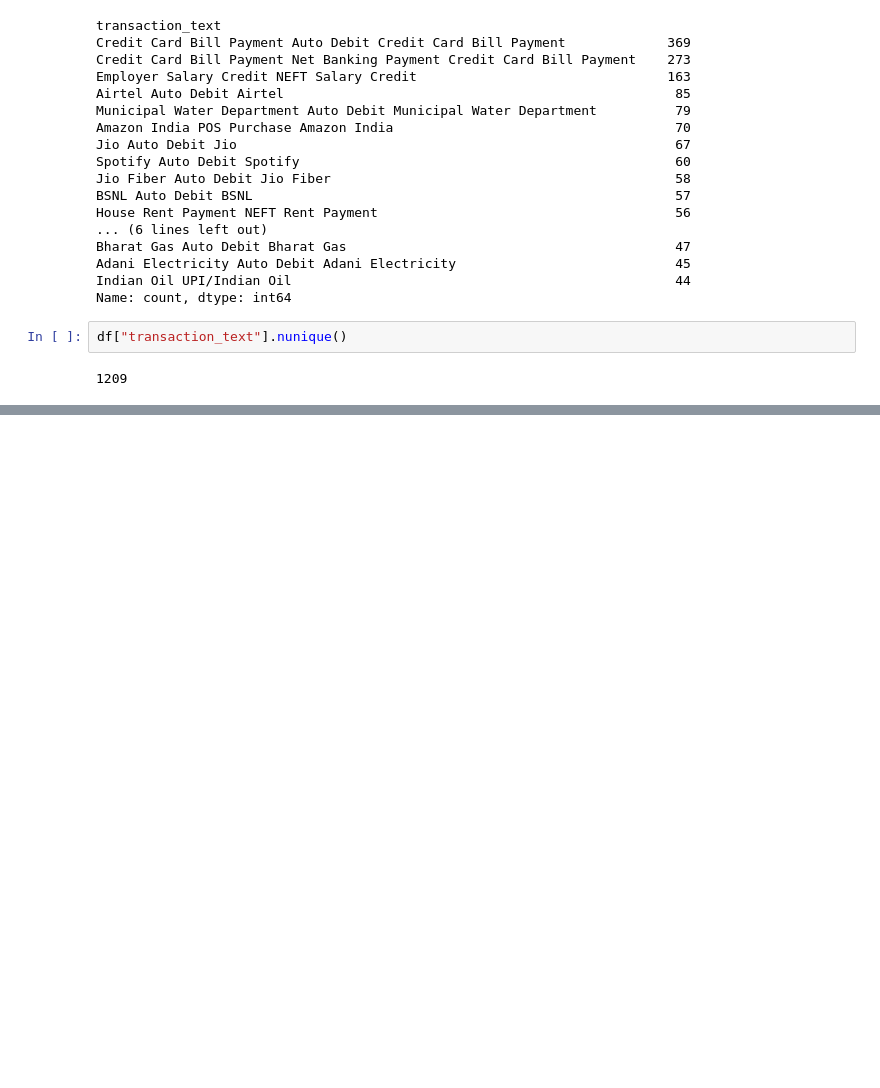
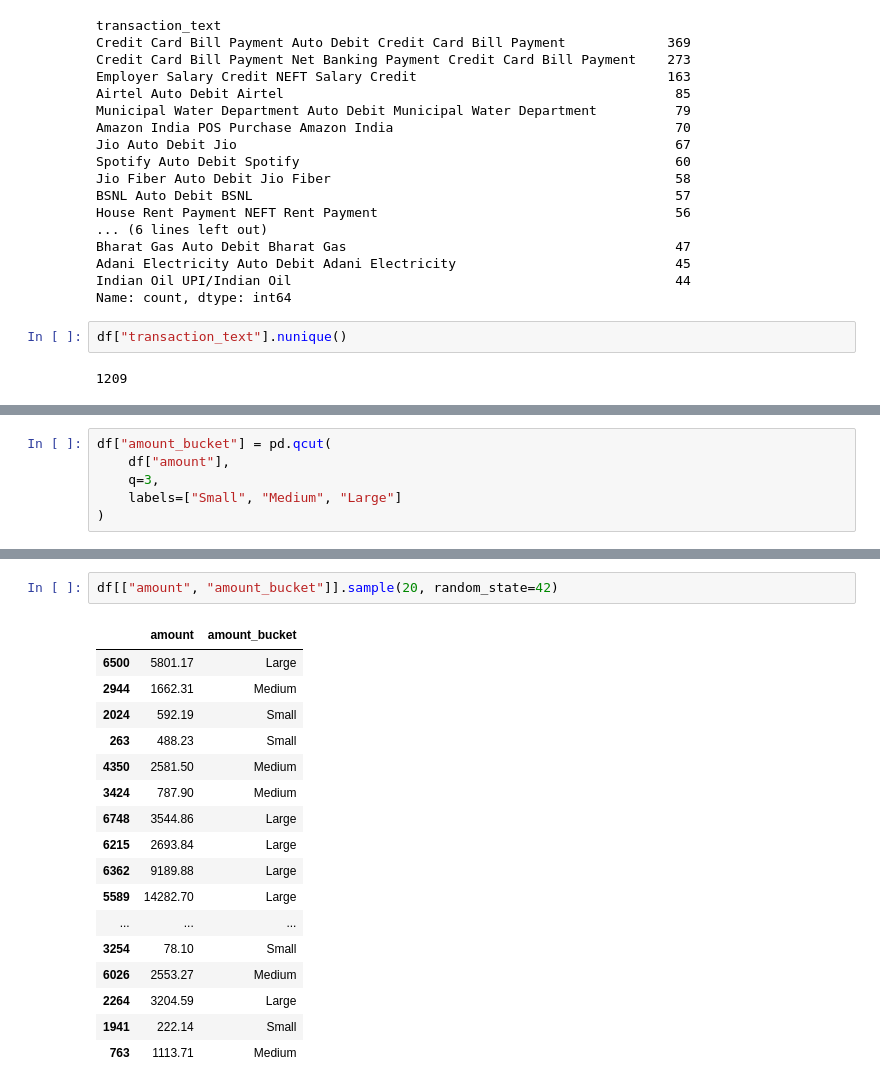
Before and after one commit to SatheMonika04/AI-Financial-Wellness-Coach, a Jupyter notebook: Feature_Engineering/feature_engineering_m.ipynb, the cells around one changed output, grey strips where cells are left out. Drawn from its saved outputs; the diff is of its cells as text; blank space fills up the shorter version.

```diff
--- a/Feature_Engineering/feature_engineering_m.ipynb
+++ b/Feature_Engineering/feature_engineering_m.ipynb
@@ -548,0 +632,6 @@ df["transaction_text"].nunique()
+# %%
+df["amount_bucket"] = pd.qcut(
+    df["amount"],
+    q=3,
+    labels=["Small", "Medium", "Large"]
+)
@@ -548,0 +646,20 @@ df["transaction_text"].nunique()
+# %%
+df[["amount", "amount_bucket"]].sample(20, random_state=42)
+# %% [output]
+|  | amount | amount_bucket |
+| 6500 | 5801.17 | Large |
+| 2944 | 1662.31 | Medium |
+| 2024 | 592.19 | Small |
+| 263 | 488.23 | Small |
+| 4350 | 2581.50 | Medium |
+| 3424 | 787.90 | Medium |
+| 6748 | 3544.86 | Large |
+| 6215 | 2693.84 | Large |
+| 6362 | 9189.88 | Large |
+| 5589 | 14282.70 | Large |
+| ... | ... | ... |
+| 3254 | 78.10 | Small |
+| 6026 | 2553.27 | Medium |
+| 2264 | 3204.59 | Large |
+| 1941 | 222.14 | Small |
+| 763 | 1113.71 | Medium |
```
Also changed, not shown: parts of 15 cells of this notebook, 1 other file.
